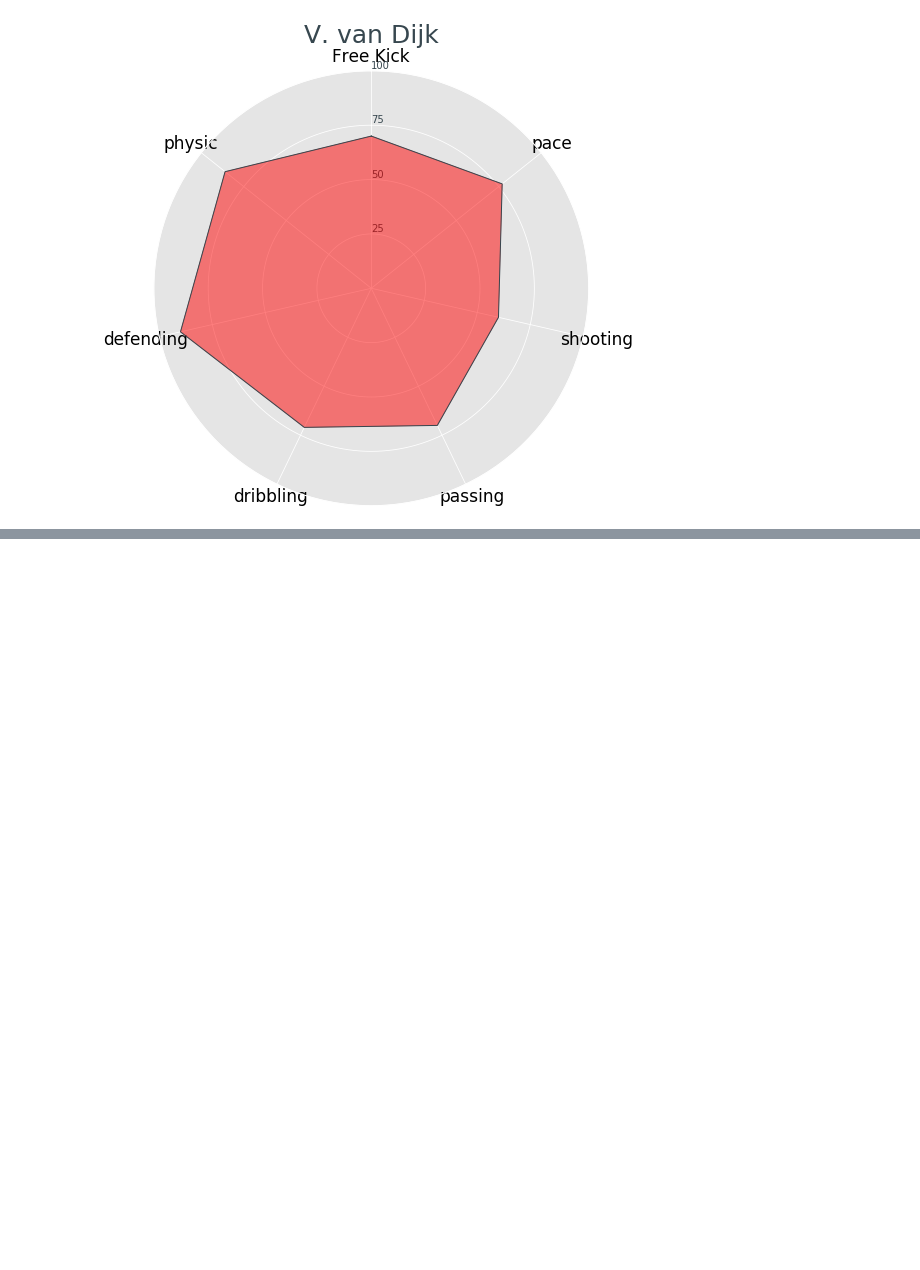
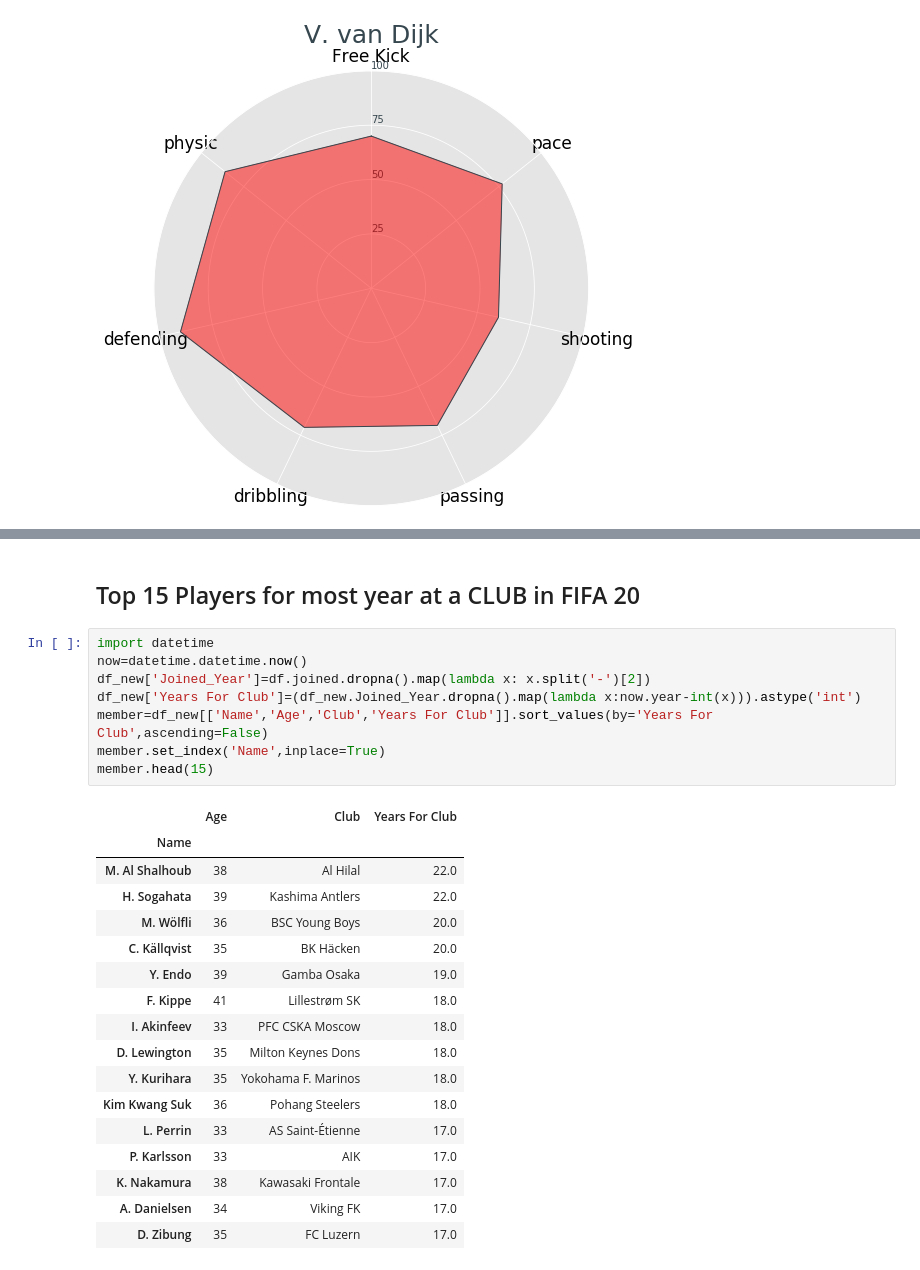
Before and after one commit to shlokadaga/fifa20, a Jupyter notebook: fifa20_project.ipynb, the cells around one changed output, grey strips where cells are left out. Cells and saved outputs as stored; diff of their text form; blank space fills up the shorter version.

```diff
--- a/fifa20_project.ipynb
+++ b/fifa20_project.ipynb
@@ -631,0 +688,28 @@ graphpolar(7)
+# %% [markdown]
+## Top 15 Players for most year at a CLUB in FIFA 20
+# %%
+import datetime
+now=datetime.datetime.now()
+df_new['Joined_Year']=df.joined.dropna().map(lambda x: x.split('-')[2])
+df_new['Years For Club']=(df_new.Joined_Year.dropna().map(lambda x:now.year-int(x))).astype('int')
+member=df_new[['Name','Age','Club','Years For Club']].sort_values(by='Years For Club',ascending=False)
+member.set_index('Name',inplace=True)
+member.head(15)
+# %% [output]
+|  | Age | Club | Years For Club |
+| Name |  |  |  |
+| M. Al Shalhoub | 38 | Al Hilal | 22.0 |
+| H. Sogahata | 39 | Kashima Antlers | 22.0 |
+| M. Wölfli | 36 | BSC Young Boys | 20.0 |
+| C. Källqvist | 35 | BK Häcken | 20.0 |
+| Y. Endo | 39 | Gamba Osaka | 19.0 |
+| F. Kippe | 41 | Lillestrøm SK | 18.0 |
+| I. Akinfeev | 33 | PFC CSKA Moscow | 18.0 |
+| D. Lewington | 35 | Milton Keynes Dons | 18.0 |
+| Y. Kurihara | 35 | Yokohama F. Marinos | 18.0 |
+| Kim Kwang Suk | 36 | Pohang Steelers | 18.0 |
+| L. Perrin | 33 | AS Saint-Étienne | 17.0 |
+| P. Karlsson | 33 | AIK | 17.0 |
+| K. Nakamura | 38 | Kawasaki Frontale | 17.0 |
+| A. Danielsen | 34 | Viking FK | 17.0 |
+| D. Zibung | 35 | FC Luzern | 17.0 |
```
Also changed, not shown: parts of 7 cells of this notebook.
